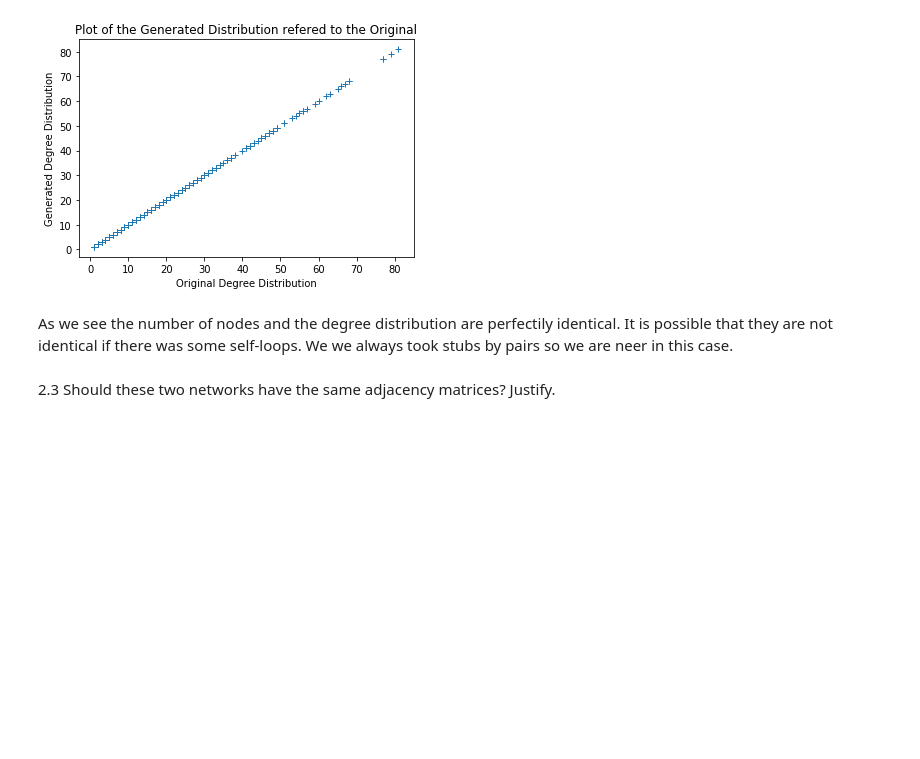
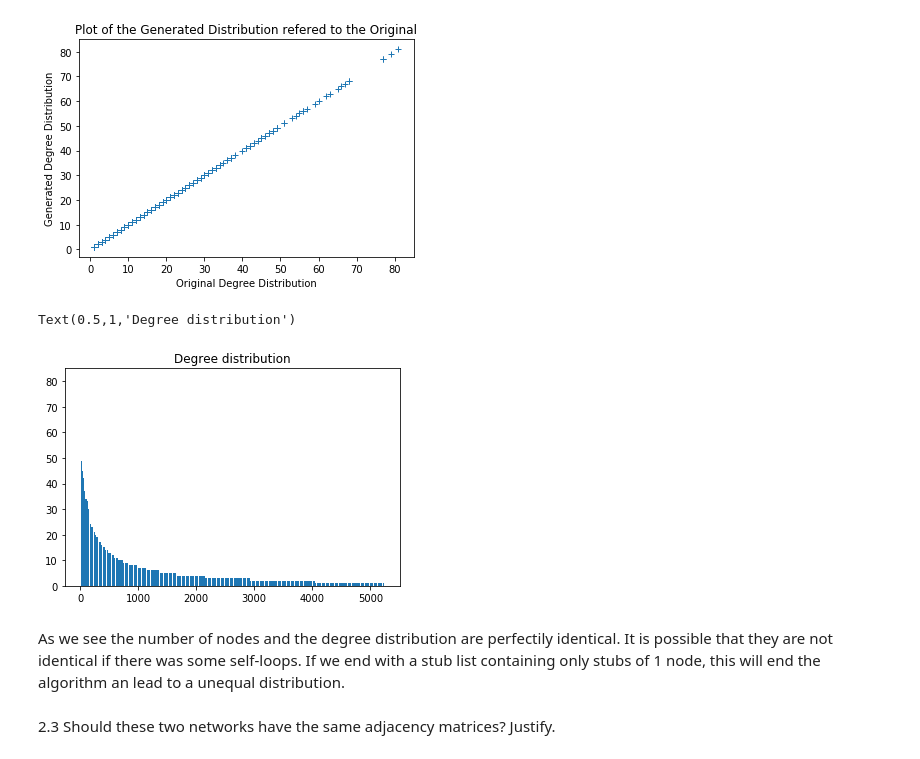
Before and after one commit to adrianlwn/ntds_2017, a Jupyter notebook: assignments/02_network_models.ipynb, the cells around one changed output. Cells and saved outputs as stored; diff of their text form; code cells hidden in the pictures; blank space fills up the shorter version.

```diff
--- a/assignments/02_network_models.ipynb
+++ b/assignments/02_network_models.ipynb
@@ -166,8 +182,14 @@ Number of Nodes : Original = 5244 - Generated = 5244
 Same degree distribution : True
 Text(0.5,1,'Plot of the Generated Distribution refered to the Original')
 [figure]
+# %%
+plt.bar(range(len(degree_distribution)),degree_distribution)
+plt.title('Degree distribution')
+# %% [output]
+Text(0.5,1,'Degree distribution')
+[figure, added]
 # %% [markdown]
-As we see the number of nodes and the degree distribution are perfectily identical. It is possible that they are not identical if there was some self-loops. We we always took stubs by pairs so we are neer in this case.
+As we see the number of nodes and the degree distribution are perfectily identical. It is possible that they are not identical if there was some self-loops. If we end with a stub list containing only stubs of 1 node, this will end the algorithm an lead to a unequal distribution.
 # %% [markdown]
 2.3 Should these two networks have the same adjacency matrices? Justify.
 # %% [markdown]
```
Also changed, not shown: parts of 8 cells of this notebook.
